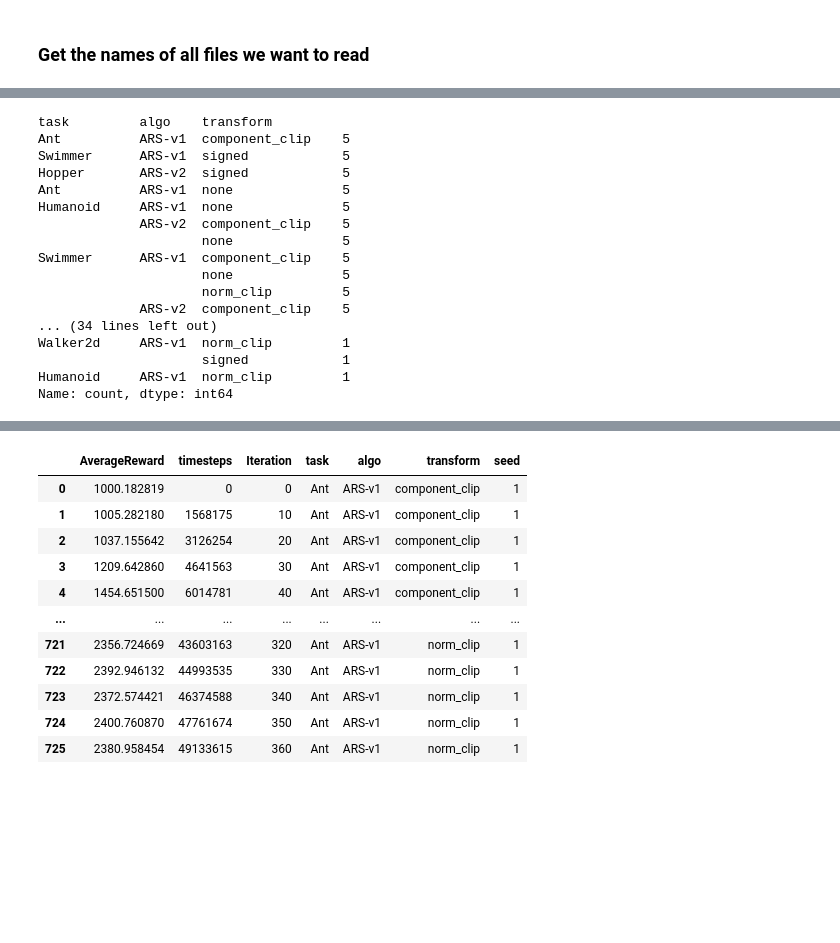
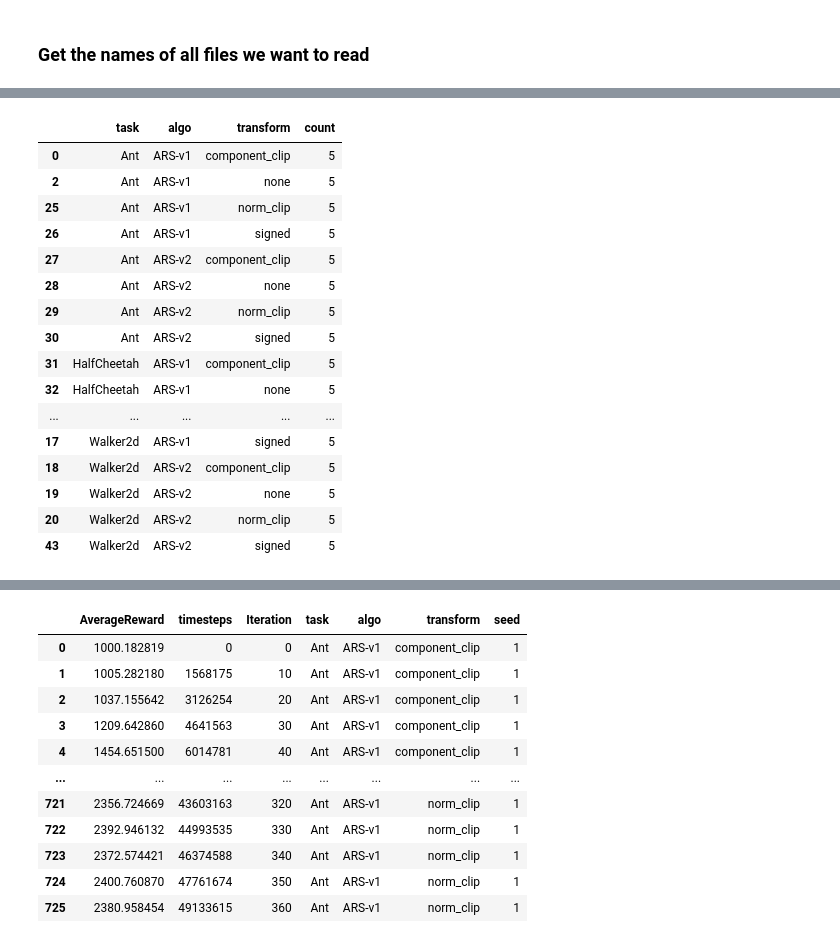
Before and after one commit to deepakhr1999/ARS, a Jupyter notebook: code/plot_hparam_grid.ipynb, the cells around one changed output, grey strips where cells are left out. Drawn from its saved outputs; the diff is of its cells as text; code cells hidden in the pictures; blank space fills up the shorter version.

Commit message:
walker2d runs and plots for arsv1 completed

```diff
--- a/code/plot_hparam_grid.ipynb
+++ b/code/plot_hparam_grid.ipynb
@@ -103,25 +103,25 @@ best_data.head()
 | 3 | 0.02 | 20 | data/SafetyHalfCheetahVelocity-v1... | SafetyHalfCheetahVelocity-v1 | MeanStdFilter | 80 | 1000 | 10 | linear | ... |
 | 4 | 0.02 | 20 | data/SafetyHalfCheetahVelocity-v1... | SafetyHalfCheetahVelocity-v1 | MeanStdFilter | 80 | 1000 | 10 | linear | ... |
 # %%
-best_data[['task', 'algo', 'transform']].value_counts()
+best_data[['task', 'algo', 'transform']].value_counts().reset_index().sort_values(['task', 'algo', 'transform'])
 # %% [output]
-task         algo    transform
-Ant          ARS-v1  component_clip    5
-Swimmer      ARS-v1  signed            5
-Hopper       ARS-v2  signed            5
-Ant          ARS-v1  none              5
-Humanoid     ARS-v1  none              5
-             ARS-v2  component_clip    5
-                     none              5
-Swimmer      ARS-v1  component_clip    5
-                     none              5
-                     norm_clip         5
-             ARS-v2  component_clip    5
-... (34 lines left out)
-Walker2d     ARS-v1  norm_clip         1
-                     signed            1
-Humanoid     ARS-v1  norm_clip         1
-Name: count, dtype: int64
+|  | task | algo | transform | count |
+| 0 | Ant | ARS-v1 | component_clip | 5 |
+| 2 | Ant | ARS-v1 | none | 5 |
+| 25 | Ant | ARS-v1 | norm_clip | 5 |
+| 26 | Ant | ARS-v1 | signed | 5 |
+| 27 | Ant | ARS-v2 | component_clip | 5 |
+| 28 | Ant | ARS-v2 | none | 5 |
+| 29 | Ant | ARS-v2 | norm_clip | 5 |
+| 30 | Ant | ARS-v2 | signed | 5 |
+| 31 | HalfCheetah | ARS-v1 | component_clip | 5 |
+| 32 | HalfCheetah | ARS-v1 | none | 5 |
+| ... | ... | ... | ... | ... |
+| 17 | Walker2d | ARS-v1 | signed | 5 |
+| 18 | Walker2d | ARS-v2 | component_clip | 5 |
+| 19 | Walker2d | ARS-v2 | none | 5 |
+| 20 | Walker2d | ARS-v2 | norm_clip | 5 |
+| 43 | Walker2d | ARS-v2 | signed | 5 |
 # %%
 def to_paper(x: pd.DataFrame, caption, index=False) -> str:
     return (x.to_latex(
```
Also changed, not shown: parts of 2 cells of this notebook, 29 other files.
